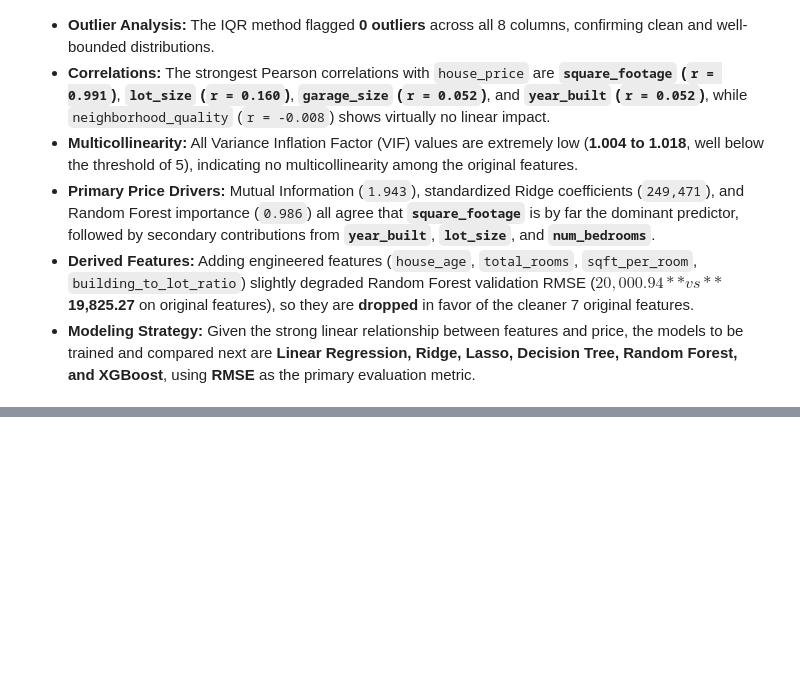
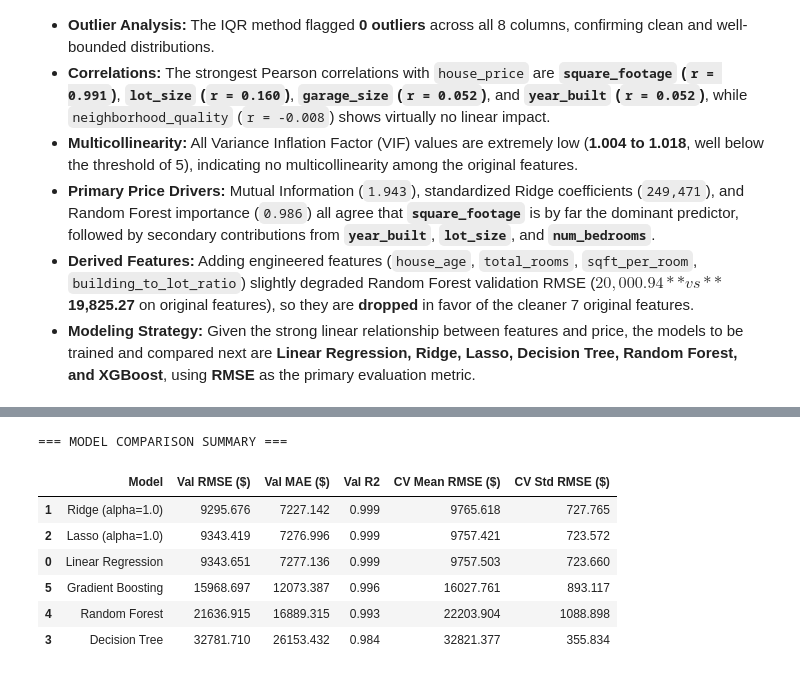
Before and after one commit to LFYMALE/house_price_prediction, a Jupyter notebook: notebook.ipynb, the cells around one changed output, grey strips where cells are left out. Saved outputs shown, nothing was run; the diff lists cells and outputs as text; code cells hidden in the pictures; blank space fills up the shorter version.

```diff
--- a/notebook.ipynb
+++ b/notebook.ipynb
@@ -474,0 +518,50 @@ Original + derived features        20000.944          0.994
+# %%
+# Standardize features inside pipelines for linear models to prevent data leakage
+models = {
+    "Linear Regression": make_pipeline(StandardScaler(), LinearRegression()),
+    "Ridge (alpha=1.0)": make_pipeline(StandardScaler(), Ridge(alpha=1.0, random_state=RANDOM_STATE)),
+    "Lasso (alpha=1.0)": make_pipeline(StandardScaler(), Lasso(alpha=1.0, random_state=RANDOM_STATE)),
+    "Decision Tree": DecisionTreeRegressor(random_state=RANDOM_STATE),
+    "Random Forest": RandomForestRegressor(n_estimators=100, random_state=RANDOM_STATE, n_jobs=-1),
+    "Gradient Boosting": GradientBoostingRegressor(random_state=RANDOM_STATE),
+}
+
+kfold = KFold(n_splits=5, shuffle=True, random_state=RANDOM_STATE)
+results = []
+
+for name, model in models.items():
+    # Fit on Train, evaluate on Validation
+    model.fit(X_train, y_train)
+    val_preds = model.predict(X_val)
+
+    val_rmse = np.sqrt(mean_squared_error(y_val, val_preds))
+    val_mae = mean_absolute_error(y_val, val_preds)
+    val_r2 = r2_score(y_val, val_preds)
+
+    # 5-fold cross-validation on full_train
+    cv_scores = -cross_val_score(
+        model, X_full_train, y_full_train,
+        cv=kfold, scoring="neg_root_mean_squared_error", n_jobs=-1
+    )
+
+    results.append({
+        "Model": name,
+        "Val RMSE ($)": val_rmse,
+        "Val MAE ($)": val_mae,
+        "Val R2": val_r2,
+        "CV Mean RMSE ($)": cv_scores.mean(),
+        "CV Std RMSE ($)": cv_scores.std(),
+    })
+
+results_df = pd.DataFrame(results).sort_values(by="Val RMSE ($)")
+print("=== MODEL COMPARISON SUMMARY ===")
+results_df
+# %% [output]
+=== MODEL COMPARISON SUMMARY ===
+|  | Model | Val RMSE ($) | Val MAE ($) | Val R2 | CV Mean RMSE ($) | CV Std RMSE ($) |
+| 1 | Ridge (alpha=1.0) | 9295.676 | 7227.142 | 0.999 | 9765.618 | 727.765 |
+| 2 | Lasso (alpha=1.0) | 9343.419 | 7276.996 | 0.999 | 9757.421 | 723.572 |
+| 0 | Linear Regression | 9343.651 | 7277.136 | 0.999 | 9757.503 | 723.660 |
+| 5 | Gradient Boosting | 15968.697 | 12073.387 | 0.996 | 16027.761 | 893.117 |
+| 4 | Random Forest | 21636.915 | 16889.315 | 0.993 | 22203.904 | 1088.898 |
+| 3 | Decision Tree | 32781.710 | 26153.432 | 0.984 | 32821.377 | 355.834 |
```
Also changed, not shown: parts of 8 cells of this notebook, 2 other files.
